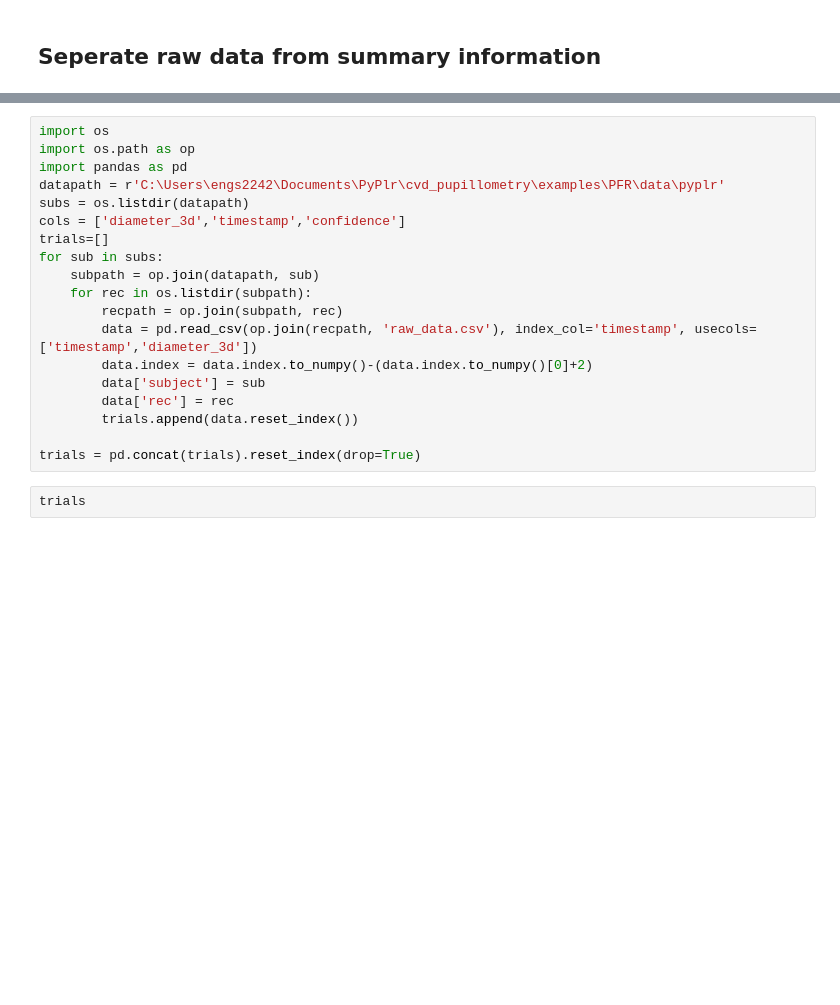
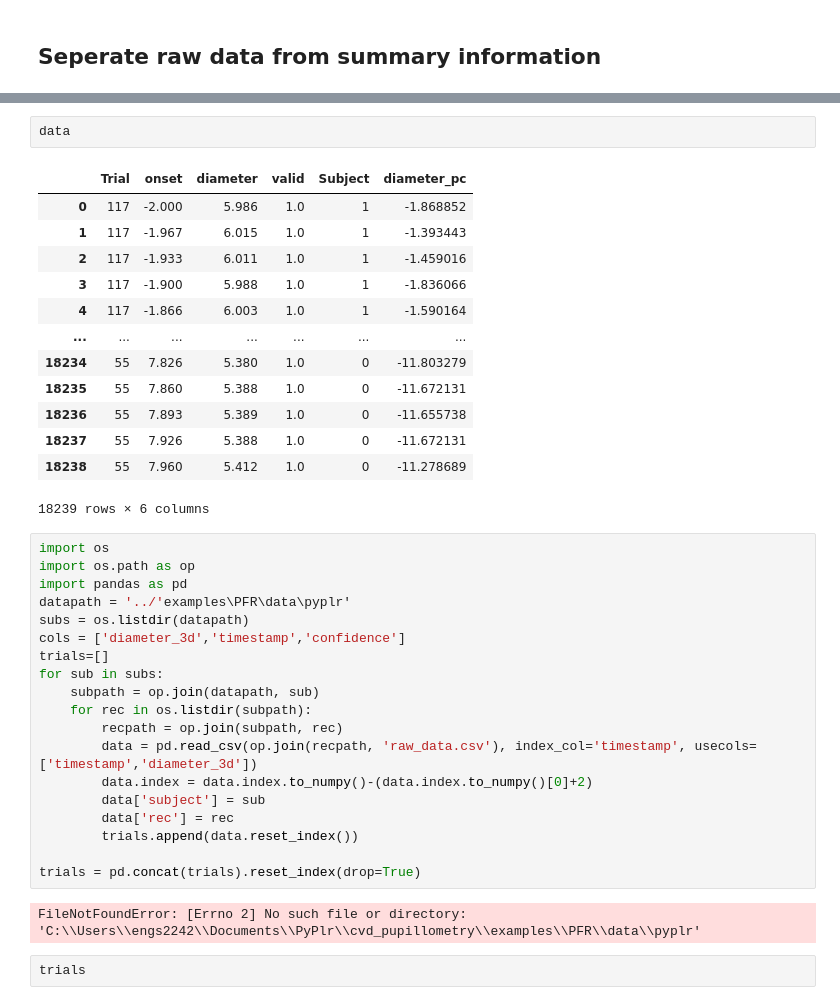
Before and after one commit to PyPlr/cvd_pupillometry, a Jupyter notebook: notebooks/PLR-3000-analysis.ipynb, the cells around one changed output, grey strips where cells are left out. Drawn from its saved outputs; the diff is of its cells as text; blank space fills up the shorter version.

```diff
--- a/notebooks/PLR-3000-analysis.ipynb
+++ b/notebooks/PLR-3000-analysis.ipynb
@@ -100,8 +102,24 @@ for ax in g.axes[0]:
+# %%
+data
+# %% [output]
+|  | Trial | onset | diameter | valid | Subject | diameter_pc |
+| 0 | 117 | -2.000 | 5.986 | 1.0 | 1 | -1.868852 |
+| 1 | 117 | -1.967 | 6.015 | 1.0 | 1 | -1.393443 |
+| 2 | 117 | -1.933 | 6.011 | 1.0 | 1 | -1.459016 |
+| 3 | 117 | -1.900 | 5.988 | 1.0 | 1 | -1.836066 |
+| 4 | 117 | -1.866 | 6.003 | 1.0 | 1 | -1.590164 |
+| ... | ... | ... | ... | ... | ... | ... |
+| 18234 | 55 | 7.826 | 5.380 | 1.0 | 0 | -11.803279 |
+| 18235 | 55 | 7.860 | 5.388 | 1.0 | 0 | -11.672131 |
+| 18236 | 55 | 7.893 | 5.389 | 1.0 | 0 | -11.655738 |
+| 18237 | 55 | 7.926 | 5.388 | 1.0 | 0 | -11.672131 |
+| 18238 | 55 | 7.960 | 5.412 | 1.0 | 0 | -11.278689 |
+18239 rows × 6 columns
 # %%
 import os
 import os.path as op
 import pandas as pd
-datapath = r'C:\Users\engs2242\Documents\PyPlr\cvd_pupillometry\examples\PFR\data\pyplr'
+datapath = '../'examples\PFR\data\pyplr'
 subs = os.listdir(datapath)
 cols = ['diameter_3d','timestamp','confidence']
 trials=[]
@@ -116,6 +134,8 @@ for sub in subs:
         trials.append(data.reset_index())
 
 trials = pd.concat(trials).reset_index(drop=True)
+# %% [output]
+FileNotFoundError: [Errno 2] No such file or directory: 'C:\\Users\\engs2242\\Documents\\PyPlr\\cvd_pupillometry\\examples\\PFR\\data\\pyplr'
 # %%
 trials
 # %% [output]
```
Also changed, not shown: parts of 6 cells of this notebook.
